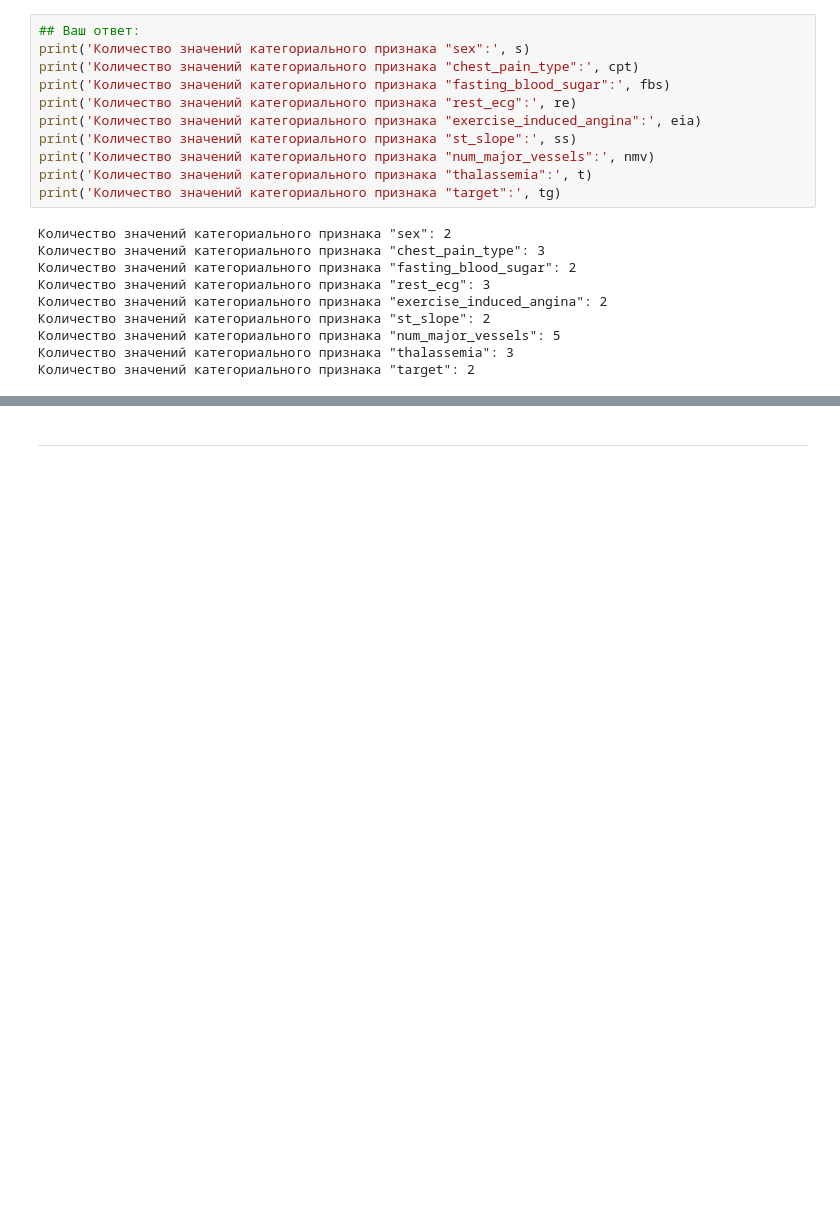
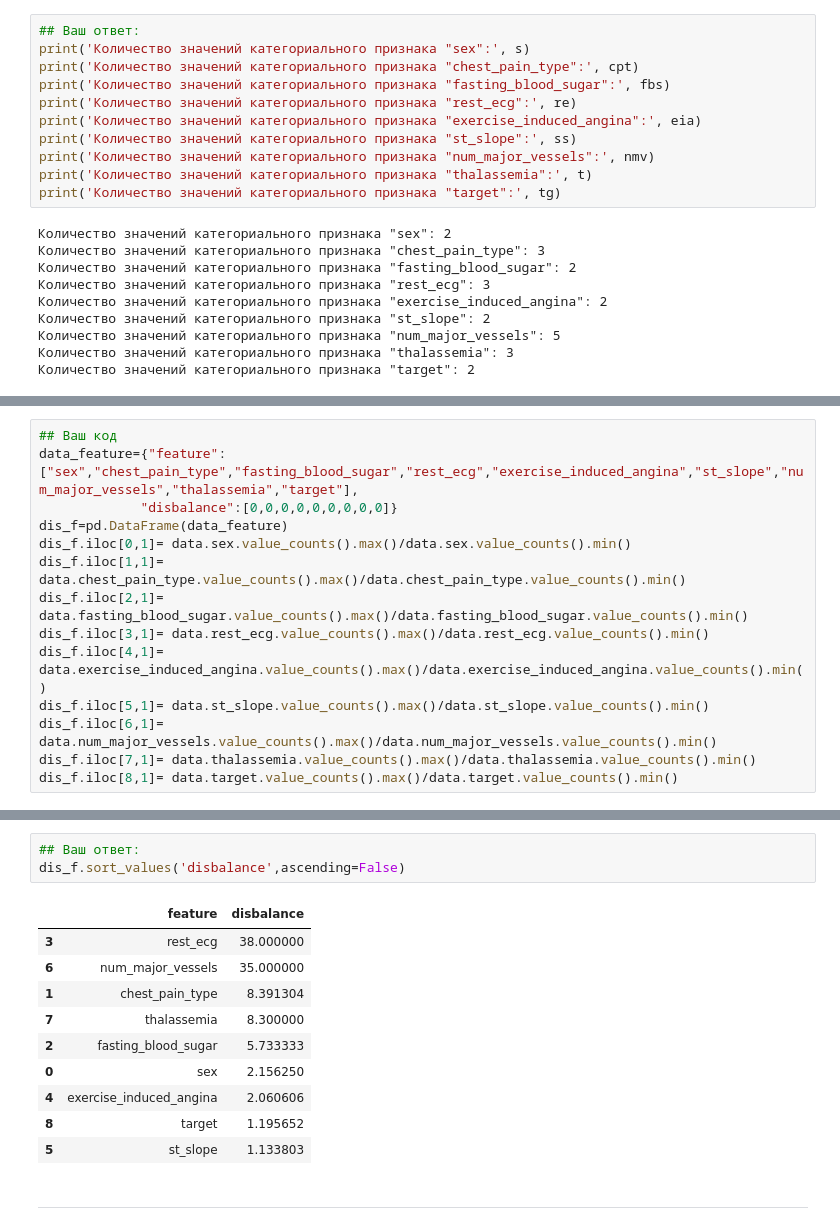
Before and after one commit to svetlz/HW, a Jupyter notebook: HW4.ipynb, the cells around one changed output, grey strips where cells are left out. Cells and saved outputs as stored; diff of their text form; blank space fills up the shorter version.

```diff
--- a/HW4.ipynb
+++ b/HW4.ipynb
@@ -390,0 +367,14 @@ data.groupby("fasting_blood_sugar").count()
+# %%
+## Ваш код
+data_feature={"feature":["sex","chest_pain_type","fasting_blood_sugar","rest_ecg","exercise_induced_angina","st_slope","num_major_vessels","thalassemia","target"],
+             "disbalance":[0,0,0,0,0,0,0,0,0]}
+dis_f=pd.DataFrame(data_feature)
+dis_f.iloc[0,1]= data.sex.value_counts().max()/data.sex.value_counts().min()
+dis_f.iloc[1,1]= data.chest_pain_type.value_counts().max()/data.chest_pain_type.value_counts().min()
+dis_f.iloc[2,1]= data.fasting_blood_sugar.value_counts().max()/data.fasting_blood_sugar.value_counts().min()
+dis_f.iloc[3,1]= data.rest_ecg.value_counts().max()/data.rest_ecg.value_counts().min()
+dis_f.iloc[4,1]= data.exercise_induced_angina.value_counts().max()/data.exercise_induced_angina.value_counts().min()
+dis_f.iloc[5,1]= data.st_slope.value_counts().max()/data.st_slope.value_counts().min()
+dis_f.iloc[6,1]= data.num_major_vessels.value_counts().max()/data.num_major_vessels.value_counts().min()
+dis_f.iloc[7,1]= data.thalassemia.value_counts().max()/data.thalassemia.value_counts().min()
+dis_f.iloc[8,1]= data.target.value_counts().max()/data.target.value_counts().min()
@@ -391,2 +406,16 @@ data.groupby("fasting_blood_sugar").count()
+# %%
+## Ваш ответ:
+dis_f.sort_values('disbalance',ascending=False)
+# %% [output]
+|  | feature | disbalance |
+| 3 | rest_ecg | 38.000000 |
+| 6 | num_major_vessels | 35.000000 |
+| 1 | chest_pain_type | 8.391304 |
+| 7 | thalassemia | 8.300000 |
+| 2 | fasting_blood_sugar | 5.733333 |
+| 0 | sex | 2.156250 |
+| 4 | exercise_induced_angina | 2.060606 |
+| 8 | target | 1.195652 |
+| 5 | st_slope | 1.133803 |
 # %% [markdown]
 ---
```
Also changed, not shown: parts of 4 cells of this notebook.
